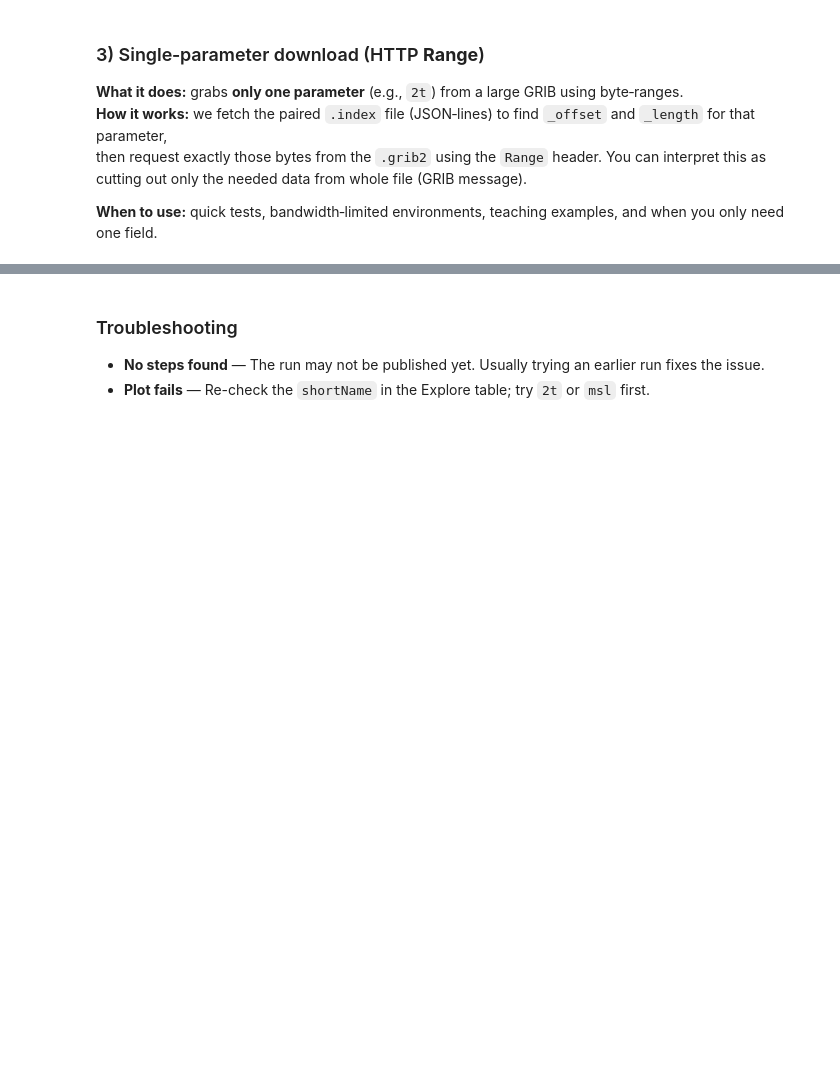
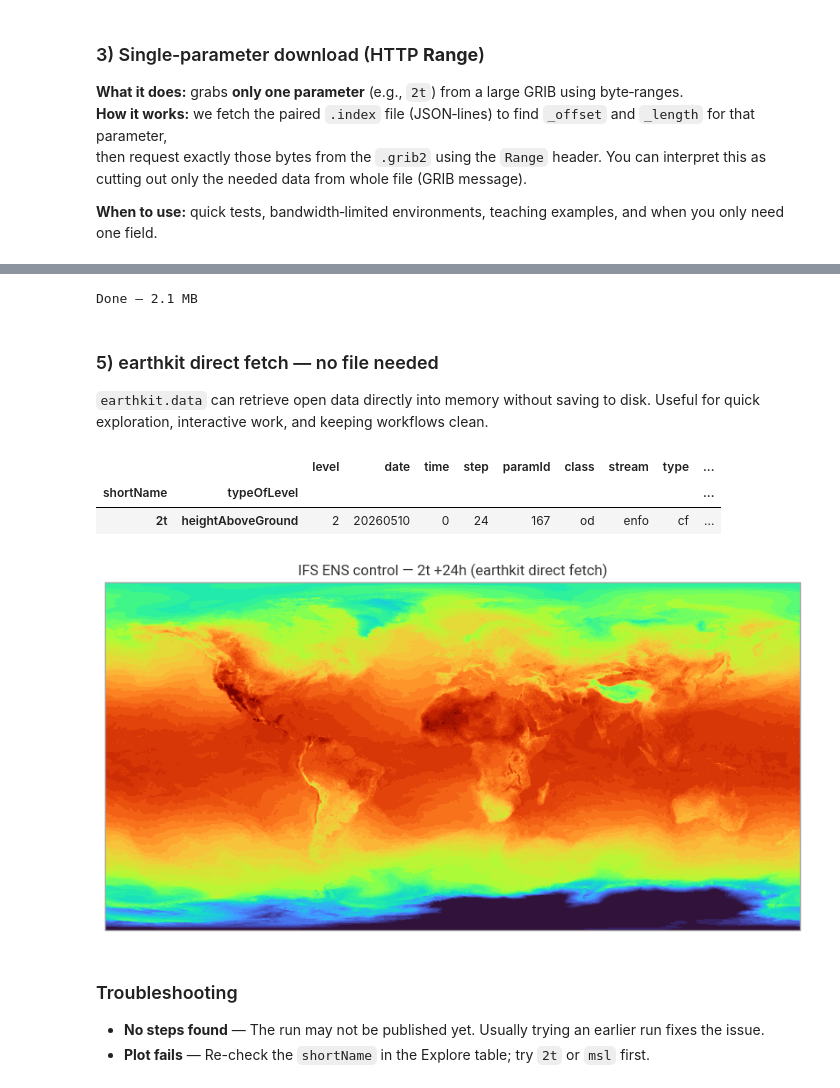
Before and after one commit to valtzen/ecmwf-open-data-guide, a Jupyter notebook: book/notebooks/A01_open_data_catalog.ipynb, the cells around one changed output, grey strips where cells are left out. Cells and saved outputs as stored; diff of their text form; code cells hidden in the pictures; blank space fills up the shorter version.

```diff
--- a/book/notebooks/A01_open_data_catalog.ipynb
+++ b/book/notebooks/A01_open_data_catalog.ipynb
@@ -645,3 +677,49 @@ print("Saved single-param slice:", slice_path)
+# %%
+from ecmwf.opendata import Client
+from _utils import get_data_dir
+
+DATA_DIR = get_data_dir()
+c = Client()
+
+# Fetch IFS ENS control (replaces former HRES since 50r1), step +24h
+c.retrieve(
+    date=-1, time=0, step=24,
+    stream="enfo", type="cf",
+    param=["2t", "msl", "tp"],
+    target=str(DATA_DIR / "ifs_simple.grib2")
+)
+
+print("Done —", round((DATA_DIR / "ifs_simple.grib2").stat().st_size / 1e6, 1), "MB")
+# %% [output]
+Done — 2.1 MB
+# %% [markdown]
+### 5) earthkit direct fetch — no file needed
+
+`earthkit.data` can retrieve open data directly into memory without saving to disk.
+Useful for quick exploration, interactive work, and keeping workflows clean.
+# %%
+import earthkit.data as ekd
+import earthkit.plots as ekp
+
+# Fetch directly into memory — no target file needed
+ds = ekd.from_source("ecmwf-open-data",
+    date=-1, time=0, step=24,
+    stream="enfo", type="cf",
+    param=["2t"])
+
+ds.describe()
+# %% [output]
+|  |  | level | date | time | step | paramId | class | stream | type | ... |
+| shortName | typeOfLevel |  |  |  |  |  |  |  |  | ... |
+| 2t | heightAboveGround | 2 | 20260510 | 0 | 24 | 167 | od | enfo | cf | ... |
+# %%
+field = ds.sel(shortName="2t")[0]
+m = ekp.Map()
+m.quickplot(field)
+m.title("IFS ENS control — 2t +24h (earthkit direct fetch)")
+m.show()
+# %% [output]
+[figure, added]
 # %% [markdown]
 ### Troubleshooting
 - **No steps found** — The run may not be published yet. Usually trying an earlier run fixes the issue.
```
Also changed, not shown: parts of 7 cells of this notebook, 4 other files.
